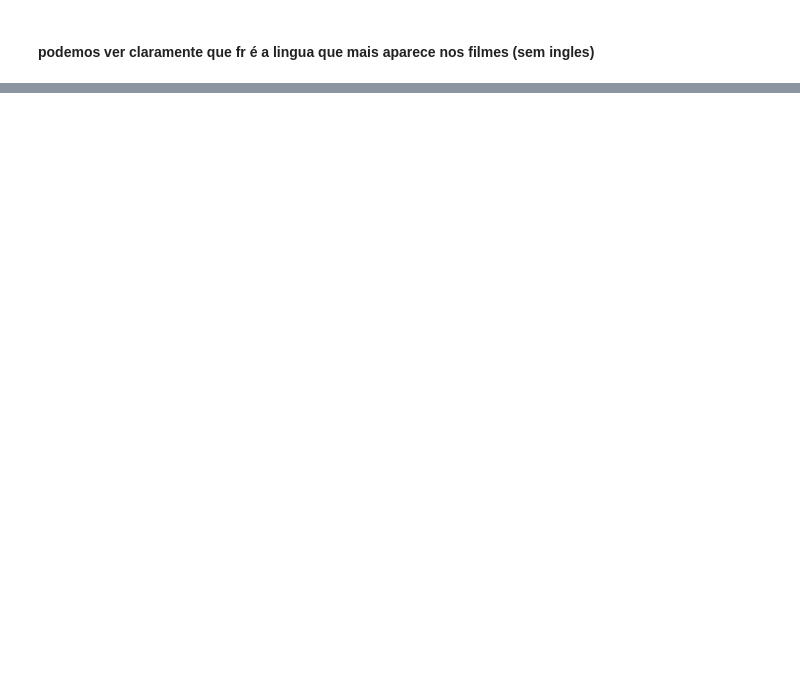
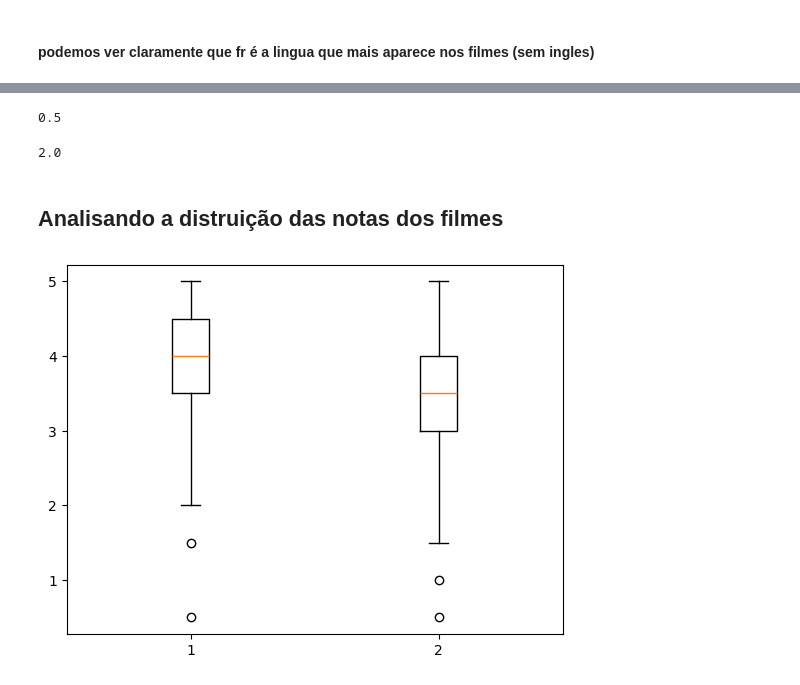
Before and after one commit to joaodamasio/datascience-explorando-analisando-dados, a Jupyter notebook: analise-movielens-TMDB.ipynb, the cells around one changed output, grey strips where cells are left out. Saved outputs shown, nothing was run; the diff lists cells and outputs as text; code cells hidden in the pictures; blank space fills up the shorter version.

```diff
--- a/analise-movielens-TMDB.ipynb
+++ b/analise-movielens-TMDB.ipynb
@@ -482,0 +549,14 @@ plt.show()
+# %%
+np.std(filme1)
+# %% [output]
+0.5
+# %%
+np.std(filme2)
+# %% [output]
+2.0
+# %% [markdown]
+## Analisando a distruição das notas dos filmes
+# %%
+plt.boxplot([notas_do_toy_story,notas_do_jumanji]);
+# %% [output]
+[figure, added]
```
Also changed, not shown: parts of 15 cells of this notebook.
